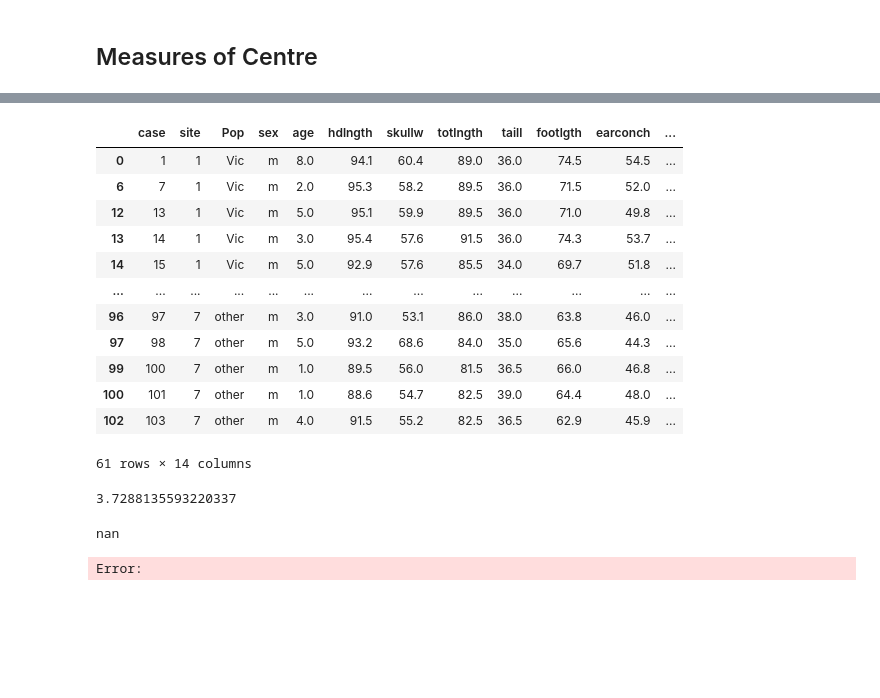
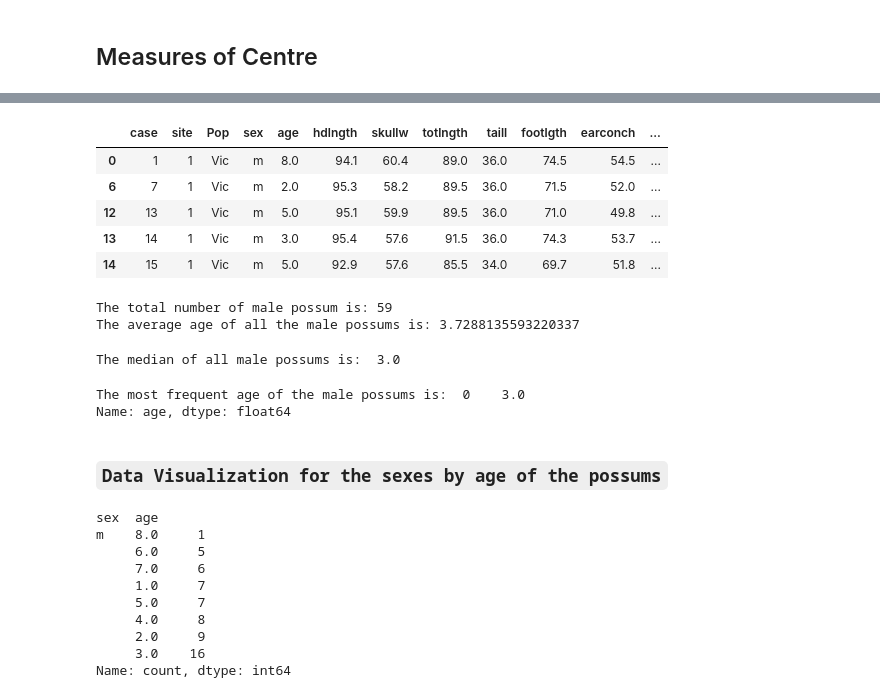
Before and after one commit to DuoDduo/AI-fellowship-module-2, a Jupyter notebook: Tasks/Task18/task18.ipynb, the cells around one changed output, grey strips where cells are left out. Saved outputs shown, nothing was run; the diff lists cells and outputs as text; code cells hidden in the pictures; blank space fills up the shorter version.

```diff
--- a/Tasks/Task18/task18.ipynb
+++ b/Tasks/Task18/task18.ipynb
@@ -66,0 +93,5 @@ df.dropna()
+# %%
+# dropping the columns with missing valus
+possums = df.dropna()
+possums
+# df
@@ -126,30 +179,56 @@ Name: age, dtype: float64>
 # %%
 # filtering the data by sex
-male = df[df["sex"] == "m"]
-male
+male = possums[possums["sex"] == "m"]
+male.head()
 # %% [output]
 |  | case | site | Pop | sex | age | hdlngth | skullw | totlngth | taill | footlgth | earconch | ... |
 | 0 | 1 | 1 | Vic | m | 8.0 | 94.1 | 60.4 | 89.0 | 36.0 | 74.5 | 54.5 | ... |
 | 6 | 7 | 1 | Vic | m | 2.0 | 95.3 | 58.2 | 89.5 | 36.0 | 71.5 | 52.0 | ... |
 | 12 | 13 | 1 | Vic | m | 5.0 | 95.1 | 59.9 | 89.5 | 36.0 | 71.0 | 49.8 | ... |
 | 13 | 14 | 1 | Vic | m | 3.0 | 95.4 | 57.6 | 91.5 | 36.0 | 74.3 | 53.7 | ... |
 | 14 | 15 | 1 | Vic | m | 5.0 | 92.9 | 57.6 | 85.5 | 34.0 | 69.7 | 51.8 | ... |
-| ... | ... | ... | ... | ... | ... | ... | ... | ... | ... | ... | ... | ... |
-| 96 | 97 | 7 | other | m | 3.0 | 91.0 | 53.1 | 86.0 | 38.0 | 63.8 | 46.0 | ... |
-| 97 | 98 | 7 | other | m | 5.0 | 93.2 | 68.6 | 84.0 | 35.0 | 65.6 | 44.3 | ... |
-| 99 | 100 | 7 | other | m | 1.0 | 89.5 | 56.0 | 81.5 | 36.5 | 66.0 | 46.8 | ... |
-| 100 | 101 | 7 | other | m | 1.0 | 88.6 | 54.7 | 82.5 | 39.0 | 64.4 | 48.0 | ... |
-| 102 | 103 | 7 | other | m | 4.0 | 91.5 | 55.2 | 82.5 | 36.5 | 62.9 | 45.9 | ... |
-61 rows × 14 columns
 # %%
+# calculating the mean of all the male possum filtering by age
+
+# getting the total number of female possums
+no_of_males= male.value_counts().sum()
+
 # calculating the mean of the ages of the female possum
 male_possum  = male["age"]
+male_possum_mean = np.mean(male_possum)
+
+print(f"The total number of male possum is: {no_of_males}")
+print(f"The average age of all the male possums is: {male_possum_mean}")
+# %% [output]
+The total number of male possum is: 59
+The average age of all the male possums is: 3.7288135593220337
 # %%
-print(np.mean(male_possum))
+# calculating the median of the ages of the male possum
+male_possum_median  = male["age"]
+print('The median of all male possums is: ',np.median(male_possum_median))
 # %% [output]
-3.7288135593220337
+The median of all male possums is:  3.0
 # %%
-print(np.median(male_possum))
+# calculating the mode of all the male possum, filtering by age
+male_possum_mode = male_possum.mode()
+print('The most frequent age of the male possums is: ', male_possum_mode)
 # %% [output]
-nan
+The most frequent age of the male possums is:  0    3.0
+Name: age, dtype: float64
-Error:
+# %% [markdown]
+### `Data Visualization for the sexes by age of the possums`
+# %%
+# grouping male possums by sex and age
+total_male = male.groupby("sex")["age"].value_counts(ascending= True)
+total_male
+# %% [output]
+sex  age
+m    8.0     1
+     6.0     5
+     7.0     6
+     1.0     7
+     5.0     7
+     4.0     8
+     2.0     9
+     3.0    16
+Name: count, dtype: int64
```
Also changed, not shown: parts of 48 cells of this notebook, 1 other file.
